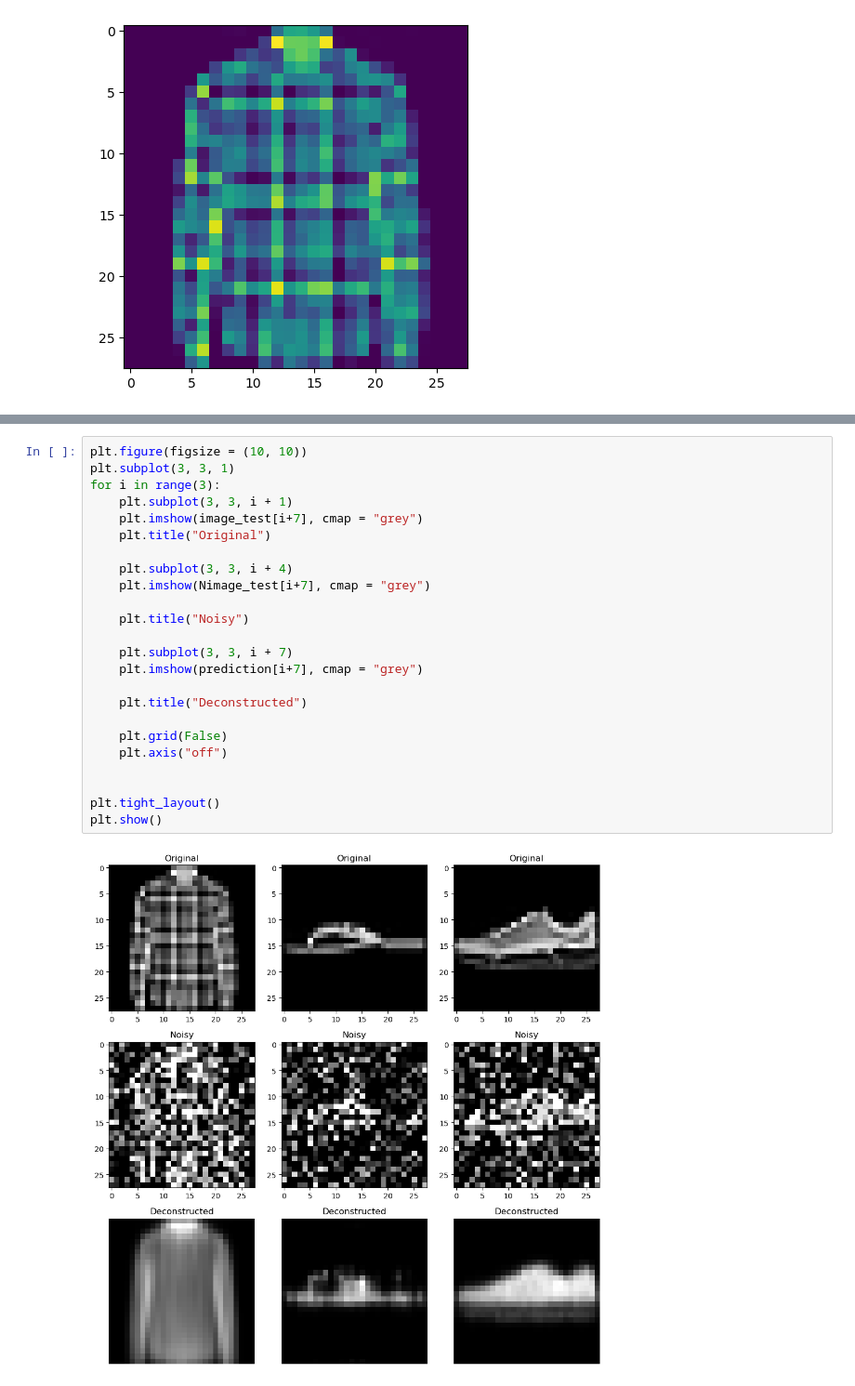
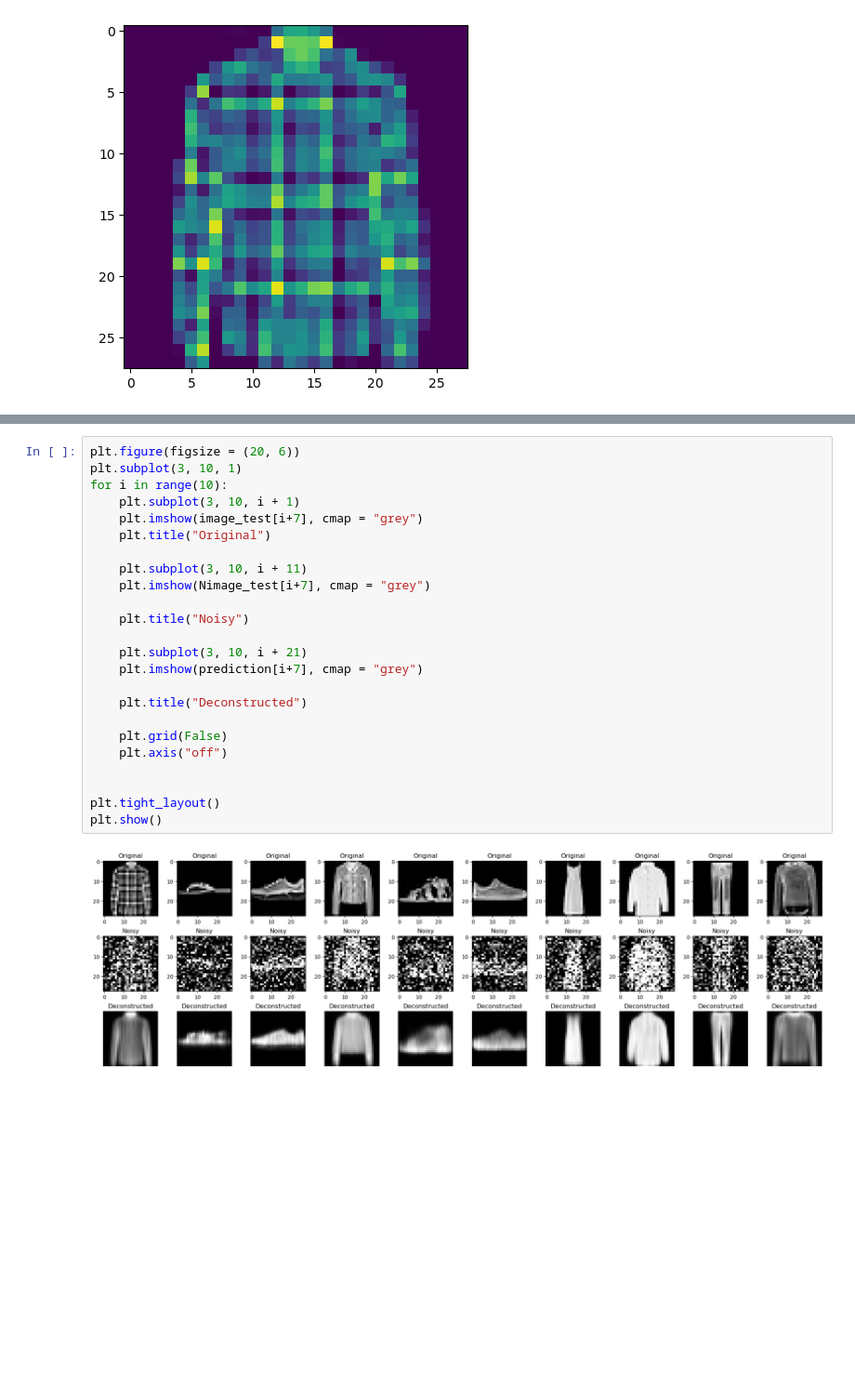
Before and after one commit to KOexPlay/Deep-Learning, a Jupyter notebook: autoencoder.ipynb, the cells around one changed output, grey strips where cells are left out. Shown at 93% size. Cells and saved outputs as stored; diff of their text form; blank space fills up the shorter version.

```diff
--- a/autoencoder.ipynb
+++ b/autoencoder.ipynb
@@ -165,26 +147,26 @@ plt.imshow(prediction[7], cmap = "grey")
 # %%
-plt.figure(figsize = (10, 10))
-plt.subplot(3, 3, 1)
-for i in range(3):
-    plt.subplot(3, 3, i + 1)
+plt.figure(figsize = (20, 6))
+plt.subplot(3, 10, 1)
+for i in range(10):
+    plt.subplot(3, 10, i + 1)
     plt.imshow(image_test[i+7], cmap = "grey")
     plt.title("Original")
 
-    plt.subplot(3, 3, i + 4)
+    plt.subplot(3, 10, i + 11)
     plt.imshow(Nimage_test[i+7], cmap = "grey")
 
     plt.title("Noisy")
 
-    plt.subplot(3, 3, i + 7)
+    plt.subplot(3, 10, i + 21)
     plt.imshow(prediction[i+7], cmap = "grey")
 
     plt.title("Deconstructed")
 
     plt.grid(False)
     plt.axis("off")
 
 
 plt.tight_layout()
 plt.show()
 # %% [output]
-[figure, old version]
+[figure, new version]
```
Also changed, not shown: parts of 6 cells of this notebook.
